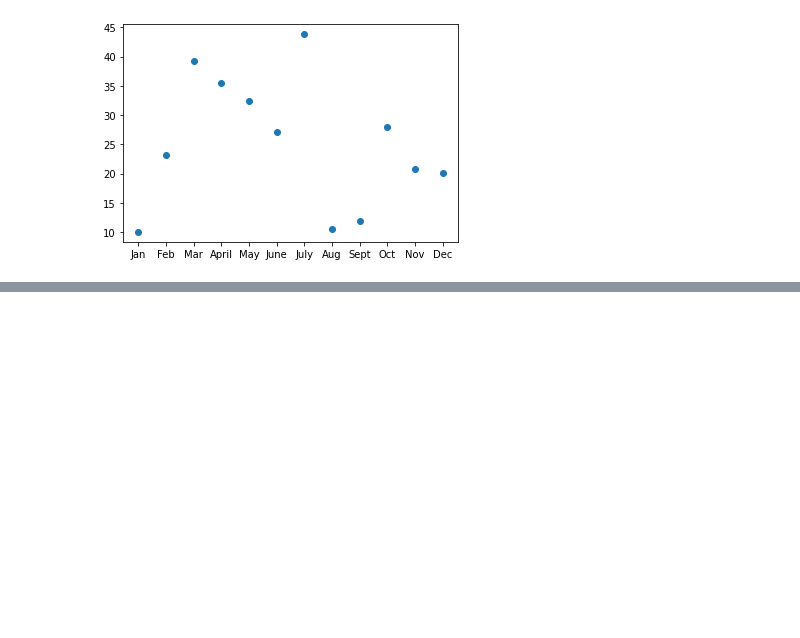
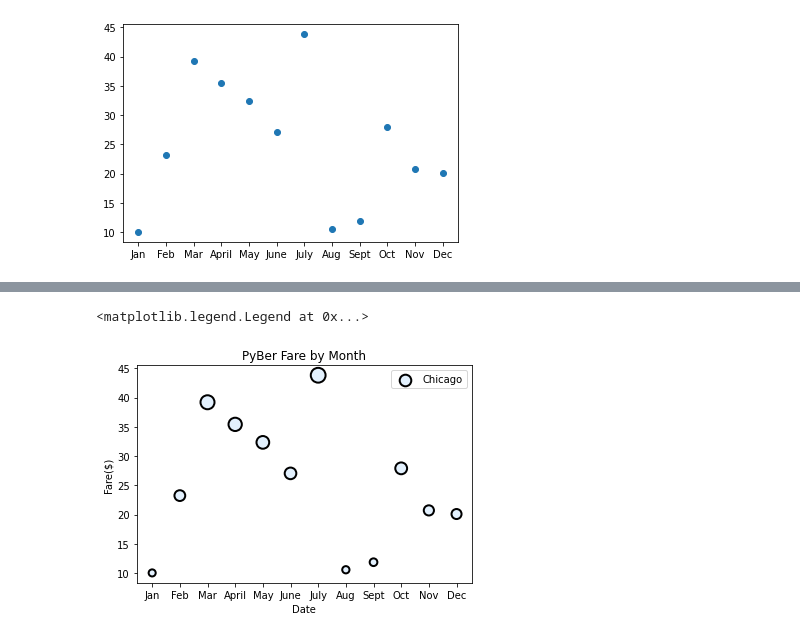
Before and after one commit to anaorenstein/PyBer_Analysis, a Jupyter notebook: Matplotlib_practice.ipynb, the cells around one changed output, grey strips where cells are left out. Cells and saved outputs as stored; diff of their text form; code cells hidden in the pictures; blank space fills up the shorter version.

```diff
--- a/Matplotlib_practice.ipynb
+++ b/Matplotlib_practice.ipynb
@@ -271,0 +216,10 @@ plt.show()
+# %%
+fig, ax = plt.subplots()
+ax.scatter(x_axis, y_axis, s=[i * 5 for i in y_axis], facecolor='#75bbfd33', edgecolor='#000000ff', linewidth=2, label='Chicago')
+plt.xlabel("Date")
+plt.ylabel("Fare($)")
+plt.title("PyBer Fare by Month")
+plt.legend()
+# %% [output]
+<matplotlib.legend.Legend at 0x...>
+[figure, added]
```
Also changed, not shown: parts of 19 cells of this notebook, 6 other files.
